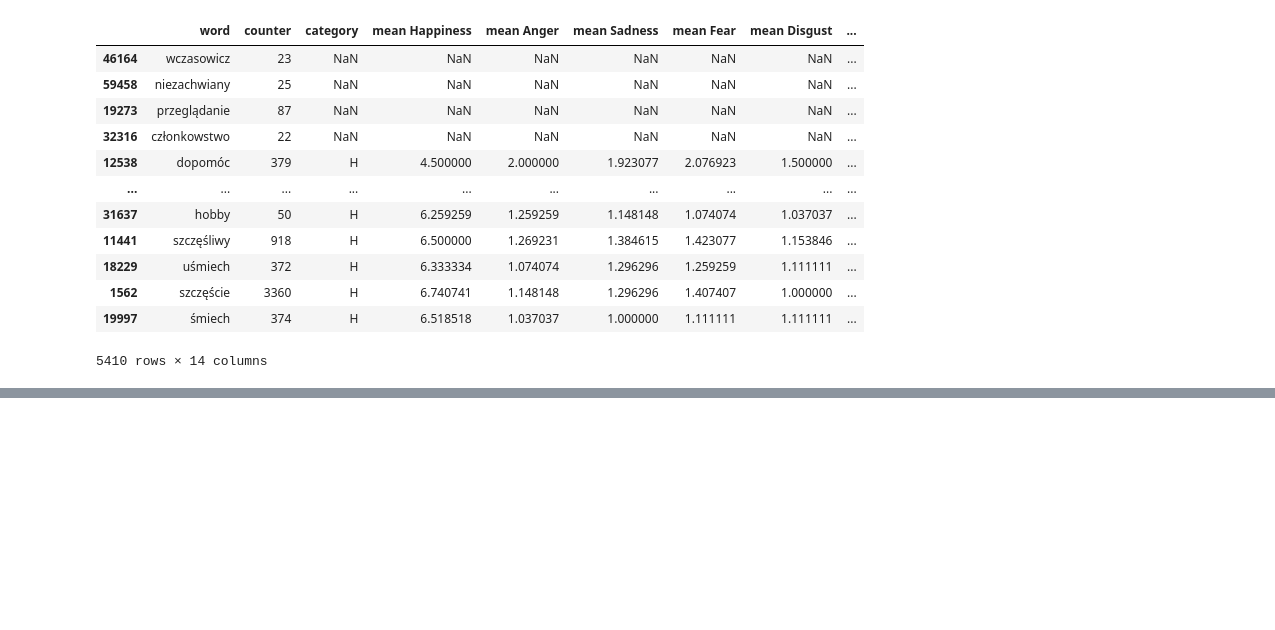
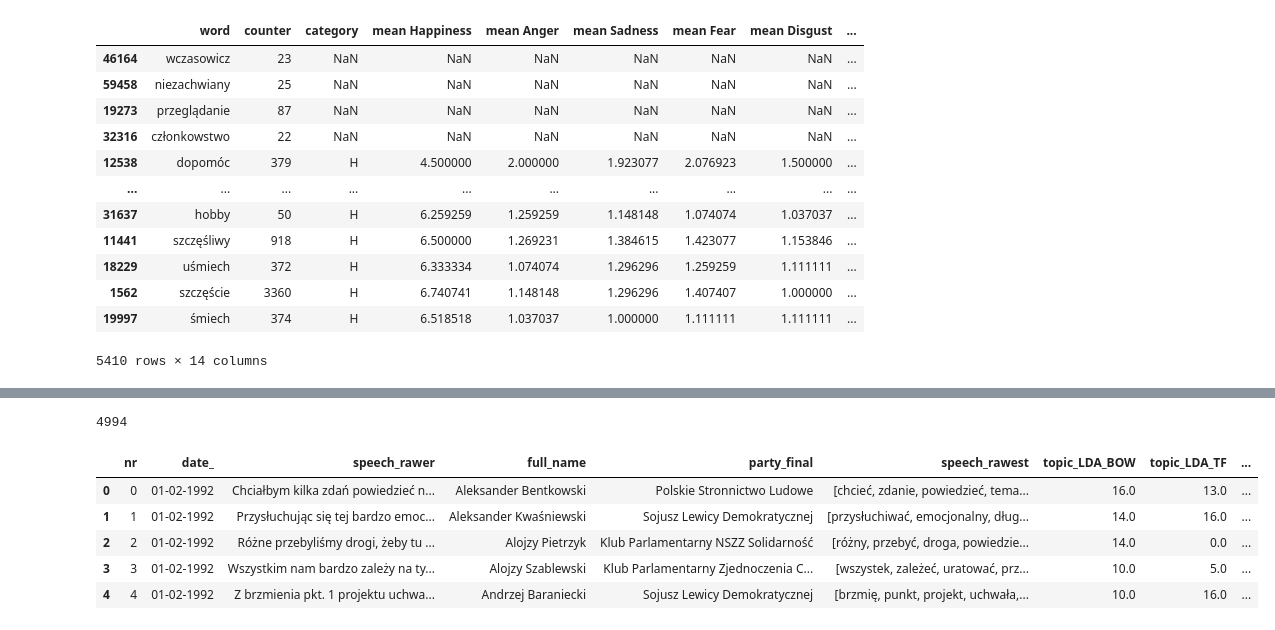
Before and after one commit to magda-lena-b/praca, a Jupyter notebook: 14_analiza_embeddingów.ipynb, the cells around one changed output, grey strips where cells are left out. Saved outputs shown, nothing was run; the diff lists cells and outputs as text; code cells hidden in the pictures; blank space fills up the shorter version.

Commit message:
sentyment wypowiedzi

```diff
--- a/14_analiza_embeddingów.ipynb
+++ b/14_analiza_embeddingów.ipynb
@@ -184,0 +195,2 @@ df_sp[(df_sp.new_flag=='H') & (df_sp.counter>=20) & (df_sp['distance to H']<4 )]
+# %%
+df_sp_10 = df_sp[(pd.isnull(df_sp.new_flag)==False) & (df_sp.counter>=20)]
@@ -184,0 +263,17 @@ df_sp[(df_sp.new_flag=='H') & (df_sp.counter>=20) & (df_sp['distance to H']<4 )]
+# %%
+dane['sentyment']=''
+l=0
+p = 0
+for i in range(len(dane['speech_rawest'][dane['sentyment']==''])):
+    s = dane['speech_rawest'][i]
+    a = pd.merge(pd.Series(s, name='word'), df_sp_10[['word', 'new_flag']][df_sp_10.new_flag!='H'], 'left', on='word')
+    z = a.groupby('new_flag').agg(liczba = ('word', 'count'))
+    #print(z)
+    try:
+        dane.loc[i, 'sentyment'] = z.sort_values(by='liczba', ascending=False).reset_index()['new_flag'][0]
+    except:
+        pass
+    l += 1
+    if l>p+100:
+        print(l)
+        p += 100
@@ -184,0 +298,4 @@ df_sp[(df_sp.new_flag=='H') & (df_sp.counter>=20) & (df_sp['distance to H']<4 )]
+# %%
+len(dane['speech_rawest'][dane['sentyment']==''])
+# %% [output]
+4994
@@ -184,0 +304,9 @@ df_sp[(df_sp.new_flag=='H') & (df_sp.counter>=20) & (df_sp['distance to H']<4 )]
+# %%
+dane.head()
+# %% [output]
+|  | nr | date_ | speech_rawer | full_name | party_final | speech_rawest | topic_LDA_BOW | topic_LDA_TF | ... |
+| 0 | 0 | 01-02-1992 | Chciałbym kilka zdań powiedzieć n... | Aleksander Bentkowski | Polskie Stronnictwo Ludowe | [chcieć, zdanie, powiedzieć, tema... | 16.0 | 13.0 | ... |
+| 1 | 1 | 01-02-1992 | Przysłuchując się tej bardzo emoc... | Aleksander Kwaśniewski | Sojusz Lewicy Demokratycznej | [przysłuchiwać, emocjonalny, dług... | 14.0 | 16.0 | ... |
+| 2 | 2 | 01-02-1992 | Różne przebyliśmy drogi, żeby tu ... | Alojzy Pietrzyk | Klub Parlamentarny NSZZ Solidarność | [różny, przebyć, droga, powiedzie... | 14.0 | 0.0 | ... |
+| 3 | 3 | 01-02-1992 | Wszystkim nam bardzo zależy na ty... | Alojzy Szablewski | Klub Parlamentarny Zjednoczenia C... | [wszystek, zależeć, uratować, prz... | 10.0 | 5.0 | ... |
+| 4 | 4 | 01-02-1992 | Z brzmienia pkt. 1 projektu uchwa... | Andrzej Baraniecki | Sojusz Lewicy Demokratycznej | [brzmię, punkt, projekt, uchwała,... | 10.0 | 16.0 | ... |
```
Also changed, not shown: parts of 21 cells of this notebook, 4 other files.
